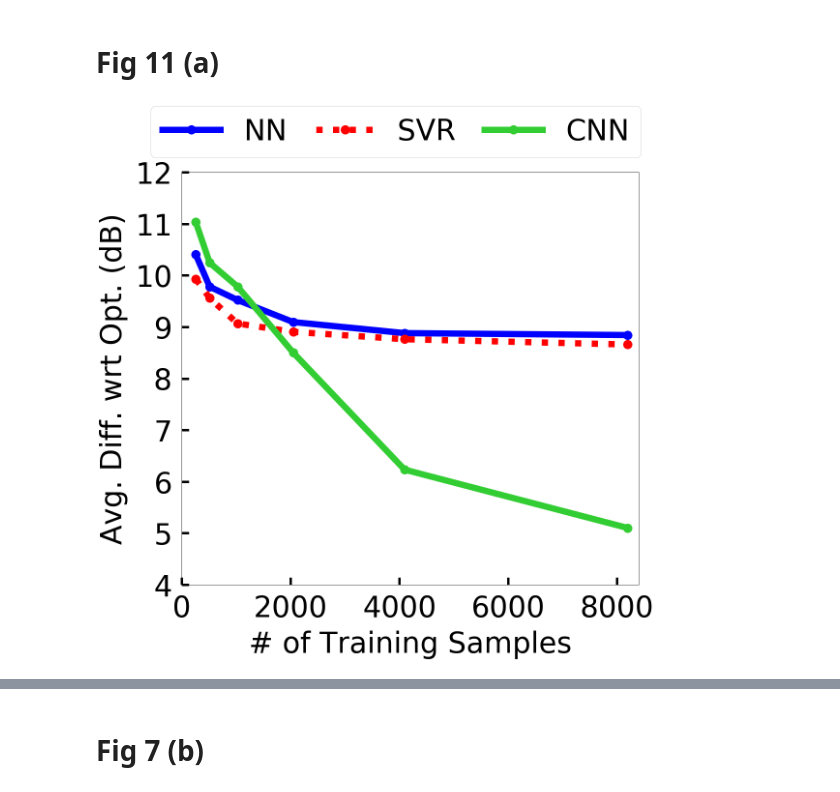
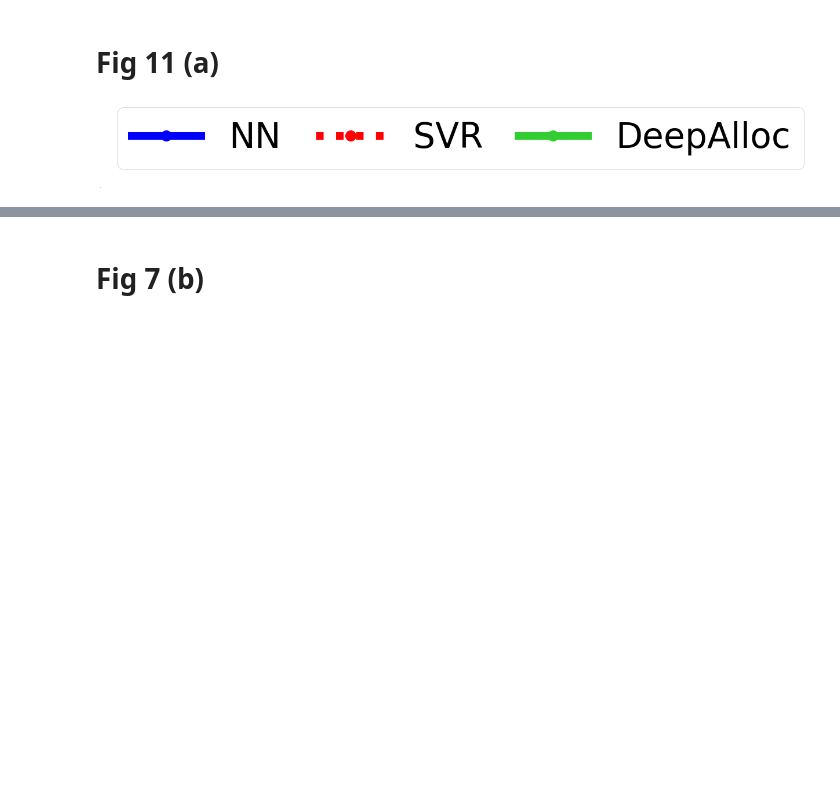
Before and after one commit to shahrokh765/MLSpectrumAllocation, a Jupyter notebook: KNN2.ipynb, the cells around one changed output, grey strips where cells are left out. Drawn from its saved outputs; the diff is of its cells as text; code cells hidden in the pictures; blank space fills up the shorter version.

```diff
--- a/KNN2.ipynb
+++ b/KNN2.ipynb
@@ -1442,6 +1443,7 @@ plt.savefig('ML/results/Changing_10_20PUs_1_4SUs_1000m_alpha3_noise1_1000grid_1c
 
 # sensors = False
 average_diff = []
+data_rate = []
 fp = []
 training_samples = [256, 512, 1024, 2048, 4096, 8192]
 
@@ -1454,43 +1456,52 @@ training_samples = [256, 512, 1024, 2048, 4096, 8192]
 
 ## NN
 average_diff.append([10.404, 9.78, 9.522, 9.094, 8.88, 8.842])
+data_rate.append([6.3, 6.4, 6.5, 7, 7, 7])
 fp.append([4.958, 5.145, 4.591, 4.439, 4.206, 4.037])
 # best lambda:  [0, 0.01, 0.001, 0.001, 0.001, 1]
 
 ## SVR
 average_diff.append([9.932, 9.559, 9.066, 8.904, 8.761, 8.659])
+data_rate.append([6.4, 6.5, 6.5, 7, 7, 7])
 fp.append([4.861, 4.73, 4.654, 4.684, 4.457, 4.345])
 
 
 
 ## CNN
 average_diff.append([11.035, 10.245, 9.783, 8.5, 6.23, 5.1])
+data_rate.append([5.8, 6.3, 6.5, 7, 7.75, 8])
 fp.append([5.659, 4.073, 4.651, 5.072, 4.547, 2.54])
 # best_lambda = [0.001, 0.01, 1, 0.001, 0]
 
 # IP-BASED
 average_diff.append([1.36] * len(training_samples))
 fp.append([0.5] * len(training_samples))
 
 
 
 fig, ax = plt.subplots(figsize=(16, 16))
-fig.subplots_adjust(left=0.15, right=0.97, top=0.87, bottom=0.13)
+# fig.subplots_adjust(left=0.15, right=0.97, top=0.977, bottom=0.13)
+fig.subplots_adjust(left=0.99, right=0.9901, top=0.9901, bottom=0.99)
 
 plt.plot(training_samples, average_diff[0], color=COLOR['NN'],   marker=MARKER['NN'],   linestyle=LINE['NN'])
 plt.plot(training_samples, average_diff[1], color=COLOR['SVR'],  marker=MARKER['SVR'],  linestyle=LINE['SVR'])
 plt.plot(training_samples, average_diff[2], color=COLOR['CNN'],  marker=MARKER['CNN'],  linestyle=LINE['CNN'])
 # plt.plot(training_samples, average_diff[3], color=COLOR['CSSA'], marker=MARKER['CSSA'], linestyle=LINE['CSSA'])
 
 plt.xlabel('# of Training Samples', labelpad=15)
 plt.ylabel('Avg. Diff. wrt Opt. (dB)', labelpad=15)
 ax.tick_params(direction='in', length=15, width=5, pad=20)
 ax.set_yticks(np.arange(4, 13, 1))
 ax.set_ylim([4, 12])
 ax.set_xlim([0, 8400])
 box_to_anchor = (-0.1, 1)
-plt.legend([ 'NN', 'SVR', 'CNN'], bbox_to_anchor=box_to_anchor, ncol=3, loc='lower left',
+# plt.savefig('ML/results/new/Changing_10_20PUs_1_10SUs_1000m_alpha3_noise1_1000grid_1cell.png')
+
+
+plt.legend([ 'NN', 'SVR', 'DeepAlloc'], bbox_to_anchor=box_to_anchor, ncol=3, loc='lower left',
           columnspacing=1)
-plt.savefig('ML/results/new/Changing_10_20PUs_1_10SUs_1000m_alpha3_noise1_1000grid_1cell.png')
+ax.xaxis.set_visible(False)
+ax.yaxis.set_visible(False)
+plt.savefig('ML/results/new/sus_legend.png', pad_inches=0, bbox_inches="tight")
 # %% [output]
-[figure, old version]
+[figure, new version]
```
Also changed, not shown: parts of 28 cells of this notebook, 3 other files.
